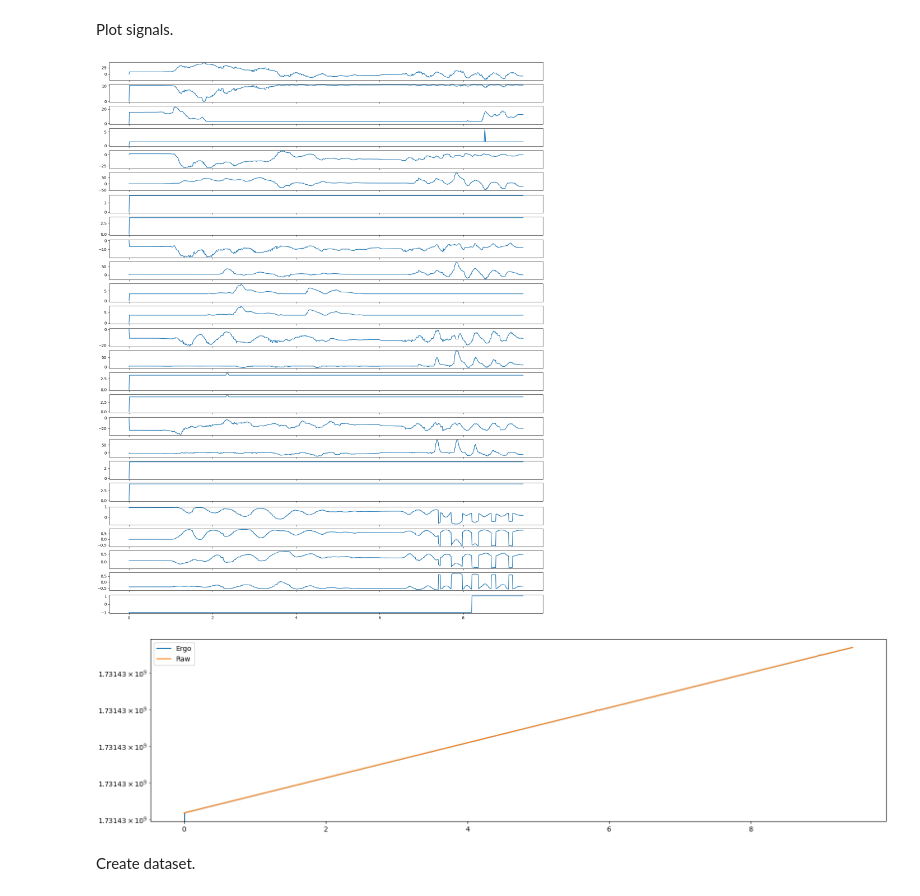
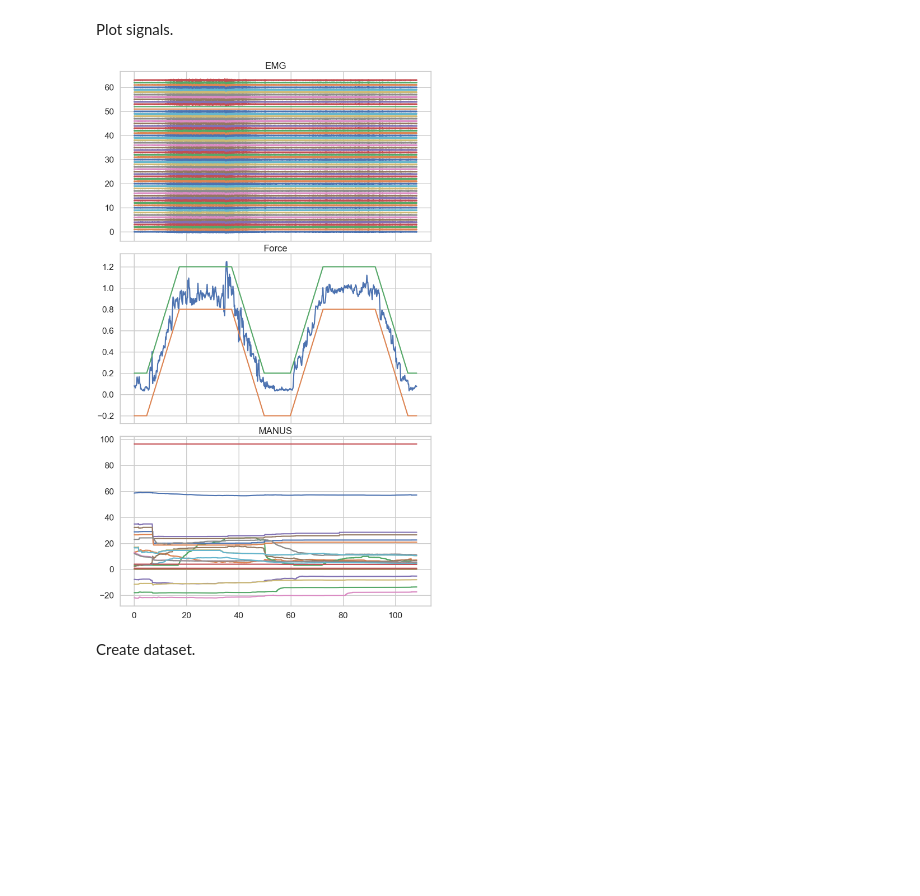
Before and after one commit to pulp-bio/biogui, a Jupyter notebook: scratch.ipynb, the cells around one changed output. Saved outputs shown, nothing was run; the diff lists cells and outputs as text; code cells hidden in the pictures; blank space fills up the shorter version.

```diff
--- a/scratch.ipynb
+++ b/scratch.ipynb
@@ -88,28 +144,2 @@ Filter the EMG data.
 # %% [markdown]
 Plot signals.
-# %%
-%matplotlib widget
-
-# tEmg = np.arange(nSampEmg) / 500
-tManus = np.arange(manusData.shape[1]) / 120
-
-fig, axes = plt.subplots(nrows=25, sharex="all", figsize=(16, 20), layout="constrained")
-for i in range(24):
-    axes[i].plot(tManus, manusData[i])
-axes[-1].plot(tManus, trigger)
-
-plt.show()
-# %% [output]
-[figure, removed]
-# %%
-%matplotlib widget
-
-fig, ax = plt.subplots(figsize=(16, 4), layout="constrained")
-ax.plot(tManus, tsErgo, label="Ergo")
-ax.plot(tManus, tsRaw, label="Raw")
-ax.set_yscale("log")
-plt.legend()
-
-plt.show()
-# %% [output]
-[figure, removed]
@@ -116,3 +175,34 @@ plt.show()
+# %%
+fig, axes = plt.subplots(nrows=3, sharex="all", figsize=(12, 20), layout="constrained")
+
+sos = signal.butter(10, (49, 51), "bandstop", output="sos", fs=fsEmg)
+emg_flt = signal.sosfiltfilt(sos, emg)
+sos = signal.butter(10, (20, 500), "bandpass", output="sos", fs=fsEmg)
+emg_flt = signal.sosfiltfilt(sos, emg_flt)
+
+sos = signal.butter(10, (4), "lowpass", output="sos", fs=fsForce)
+force_flt = force.copy()
+force_flt[0] = signal.sosfiltfilt(sos, force[0])
+
+axes[0].set_title("EMG")
+# emg_feat = waveform_length(emg_flt.T, 1000, fsEmg).T
+# emg_feat = np.pad(emg_feat, pad_width=((0, 0), (emg_flt.shape[1] - emg_feat.shape[1], 0)))
+for i, emg_i in enumerate(emg_flt):
+    axes[0].plot(emgTs, 1 * i + emg_i)
+
+axes[1].set_title("Force")
+axes[1].plot(forceTs, force_flt[0])
+axes[1].plot(forceTs, force_flt[1])
+axes[1].plot(forceTs, force_flt[2])
+
+axes[2].set_title("MANUS")
+for manus_i in manusData:
+    axes[2].plot(manusTs, manus_i)
+
+
+plt.show()
+# %% [output]
+[figure, added]
 # %% [markdown]
 Create dataset.
 # %%
```
Also changed, not shown: parts of 18 cells of this notebook, 4 other files.
